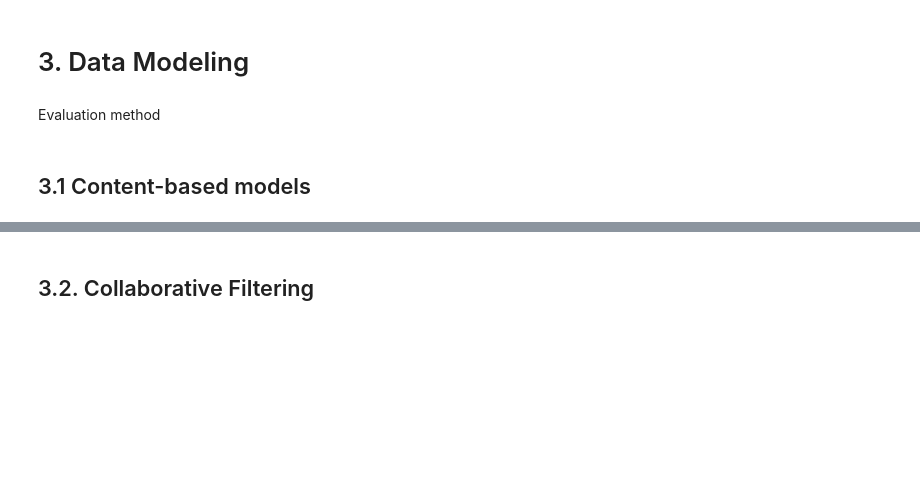
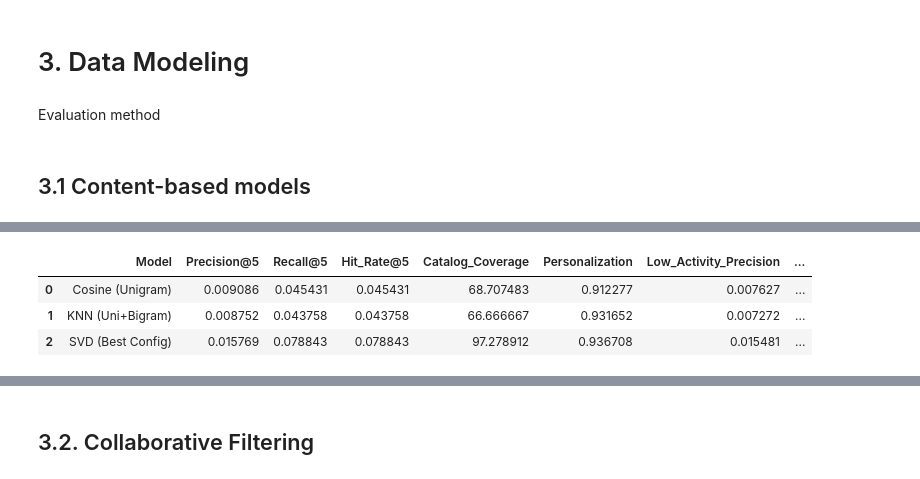
Before and after one commit to TanNguyen17/Practical-DataScience-A3, a Jupyter notebook: Practical_Data_Science_A3.ipynb, the cells around one changed output, grey strips where cells are left out. Saved outputs shown, nothing was run; the diff lists cells and outputs as text; code cells hidden in the pictures; blank space fills up the shorter version.

Commit message:
feat: update content-based models

```diff
--- a/Practical_Data_Science_A3.ipynb
+++ b/Practical_Data_Science_A3.ipynb
@@ -1024,0 +1532,8 @@ AttributeError: 'CosineRecommender' object has no attribute '_format_results'
+# %%
+# Get the best configuration
+best_config = tuner.get_best_config()
+print("\nBest Configuration:")
+print("="*60)
+for key, value in best_config.items():
+    print(f"{key:15s}: {value}")
+print("="*60)
@@ -1024,0 +1549,4 @@ AttributeError: 'CosineRecommender' object has no attribute '_format_results'
+# %%
+# Train the best model on full training data
+best_model, tfidf_matrix, id_to_idx, idx_to_id = tuner.train_best_model()
+print("\nBest model trained and ready for predictions!")
@@ -1024,0 +1690,28 @@ AttributeError: 'CosineRecommender' object has no attribute '_format_results'
+# %%
+print("\n" + "="*80)
+print("GENERATING RECOMMENDATIONS")
+print("="*80)
+
+val_users = list(val_ground_truth.keys())
+print(f"Validation users: {len(val_users)}")
+print(f"Recommendations per user: k=5\n")
+
+# Generate recommendations for each model
+recommendations = {}
+for i, (model_name, model) in enumerate(models.items(), 1):
+    clean_name = model_name.replace('\n', ' ')
+    print(f"[{i}/{len(models)}] {clean_name}...", end=" ")
+
+    recs = {}
+    for user_id in val_users:
+        try:
+            recs[user_id] = model.recommend(user_id, k=5)
+        except Exception:
+            recs[user_id] = []  # Empty list if recommendation fails
+
+    recommendations[model_name] = recs
+    print(f"✓ {len(recs)} users")
+
+print(f"\n{'='*80}")
+print("✓ All recommendations generated successfully")
+print("="*80)
@@ -1024,0 +1816,7 @@ AttributeError: 'CosineRecommender' object has no attribute '_format_results'
+# %%
+results_df
+# %% [output]
+|  | Model | Precision@5 | Recall@5 | Hit_Rate@5 | Catalog_Coverage | Personalization | Low_Activity_Precision | ... |
+| 0 | Cosine (Unigram) | 0.009086 | 0.045431 | 0.045431 | 68.707483 | 0.912277 | 0.007627 | ... |
+| 1 | KNN (Uni+Bigram) | 0.008752 | 0.043758 | 0.043758 | 66.666667 | 0.931652 | 0.007272 | ... |
+| 2 | SVD (Best Config) | 0.015769 | 0.078843 | 0.078843 | 97.278912 | 0.936708 | 0.015481 | ... |
```
Also changed, not shown: parts of 40 cells of this notebook.
